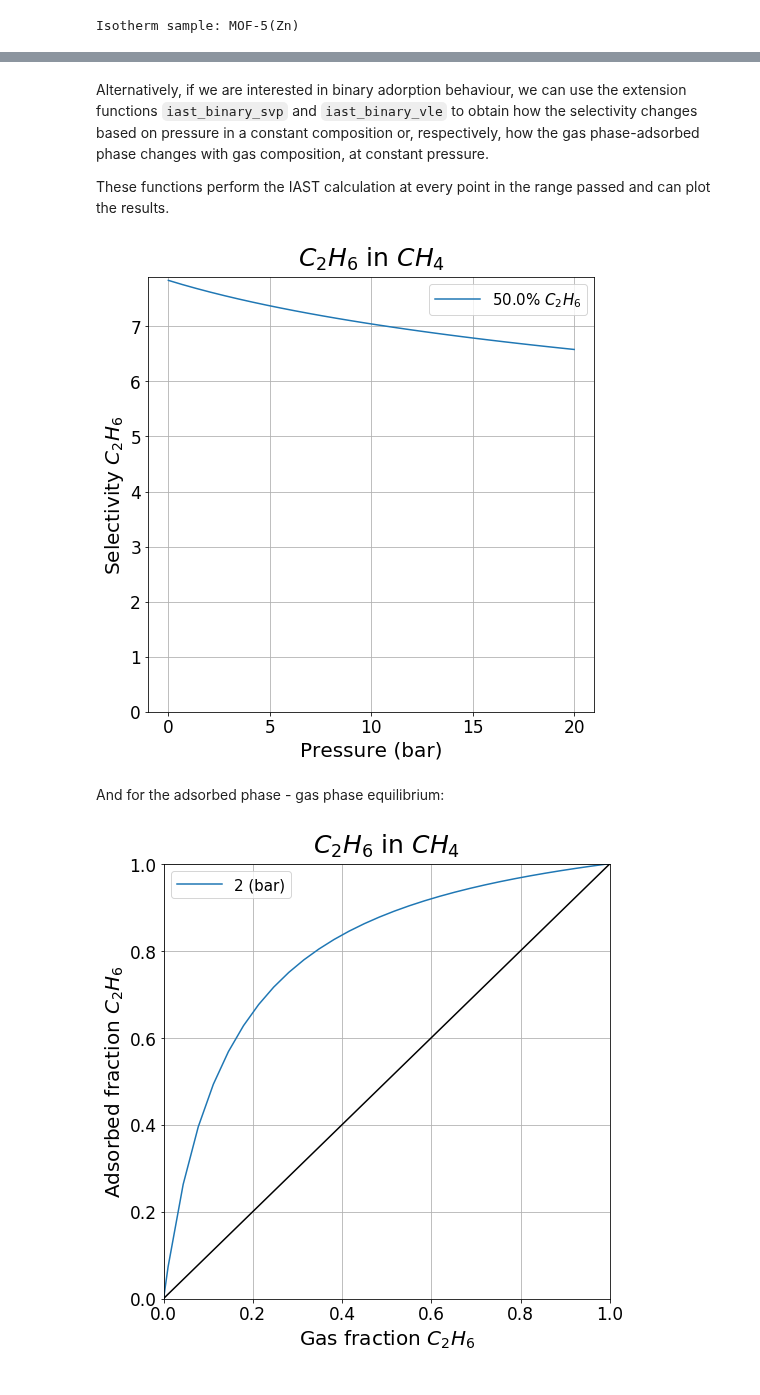
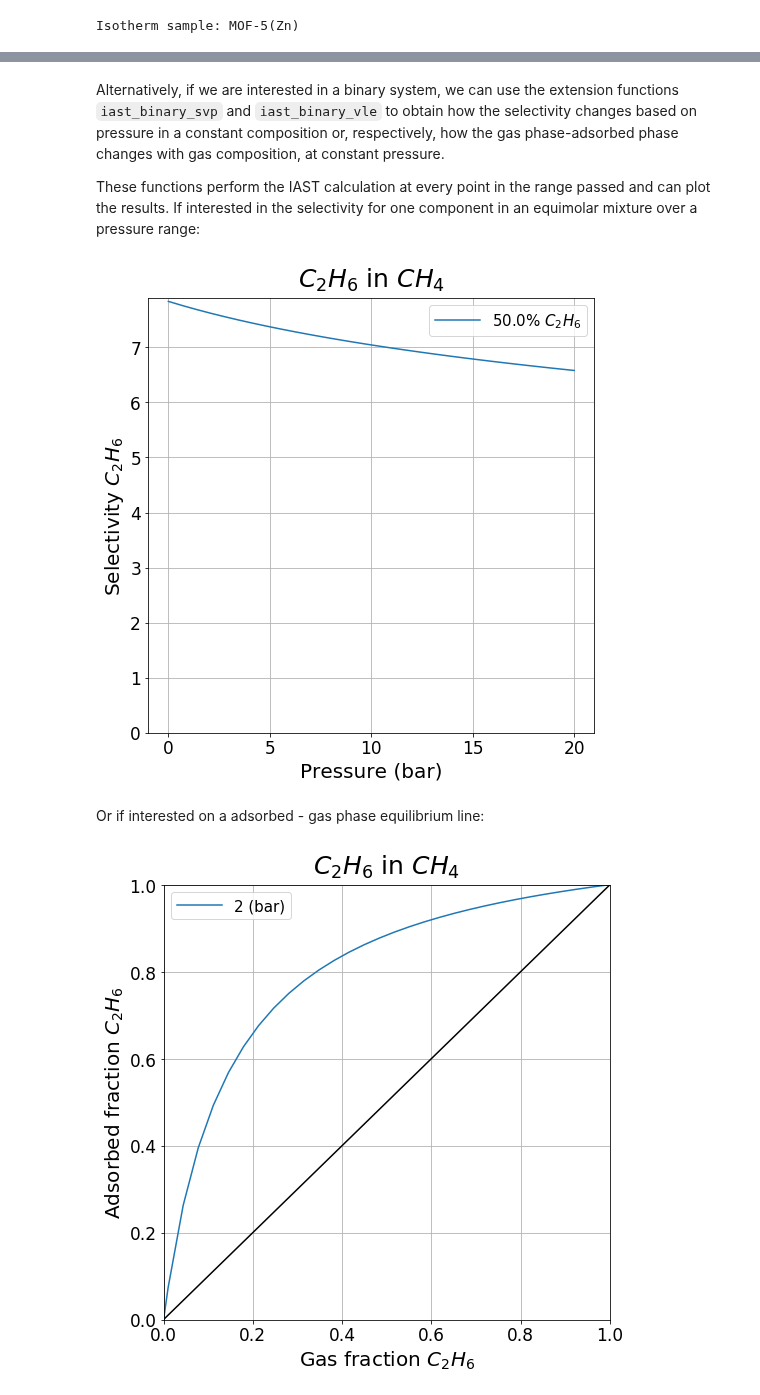
Before and after one commit to pauliacomi/pyGAPS, a Jupyter notebook: docs/examples/iast.ipynb, the cells around one changed output, grey strips where cells are left out. Cells and saved outputs as stored; diff of their text form; code cells hidden in the pictures.

Commit message:
iast testing (ongoing test overhaul)

```diff
--- a/docs/examples/iast.ipynb
+++ b/docs/examples/iast.ipynb
@@ -51,20 +53,20 @@ array([14.72205294,  1.11027395])
 # %% [markdown]
-Alternatively, if we are interested in binary adorption behaviour, we can use the extension functions `iast_binary_svp` and `iast_binary_vle` to obtain how the selectivity changes based on pressure in a constant composition or, respectively, how the gas phase-adsorbed phase changes with gas composition, at constant pressure.
+Alternatively, if we are interested in a binary system, we can use the extension functions `iast_binary_svp` and `iast_binary_vle` to obtain how the selectivity changes based on pressure in a constant composition or, respectively, how the gas phase-adsorbed phase changes with gas composition, at constant pressure.
 
-These functions perform the IAST calculation at every point in the range passed and can plot the results.
+These functions perform the IAST calculation at every point in the range passed and can plot the results. If interested in the selectivity for one component in an equimolar mixture over a pressure range:
 # %%
-partial_pressures = [0.5, 0.5]
+mole_fractions = [0.5, 0.5]
 pressure_range = numpy.linspace(0.01, 20, 30)
 
 result_dict = pygaps.iast_binary_svp(
-    [isotherms_iast_models[0], isotherms_iast_models[1]],
-    partial_pressures,
+    isotherms_iast_models,
+    mole_fractions,
     pressure_range,
     verbose=True,
 )
 plt.show()
 # %% [output]
-[figure, old version]
+[figure, new version]
-# %% [markdown]
-And for the adsorbed phase - gas phase equilibrium:
+# %% [markdown]
+Or if interested on a adsorbed - gas phase equilibrium line:
 # %%
```
Also changed, not shown: parts of 13 cells of this notebook, 3 other files.
